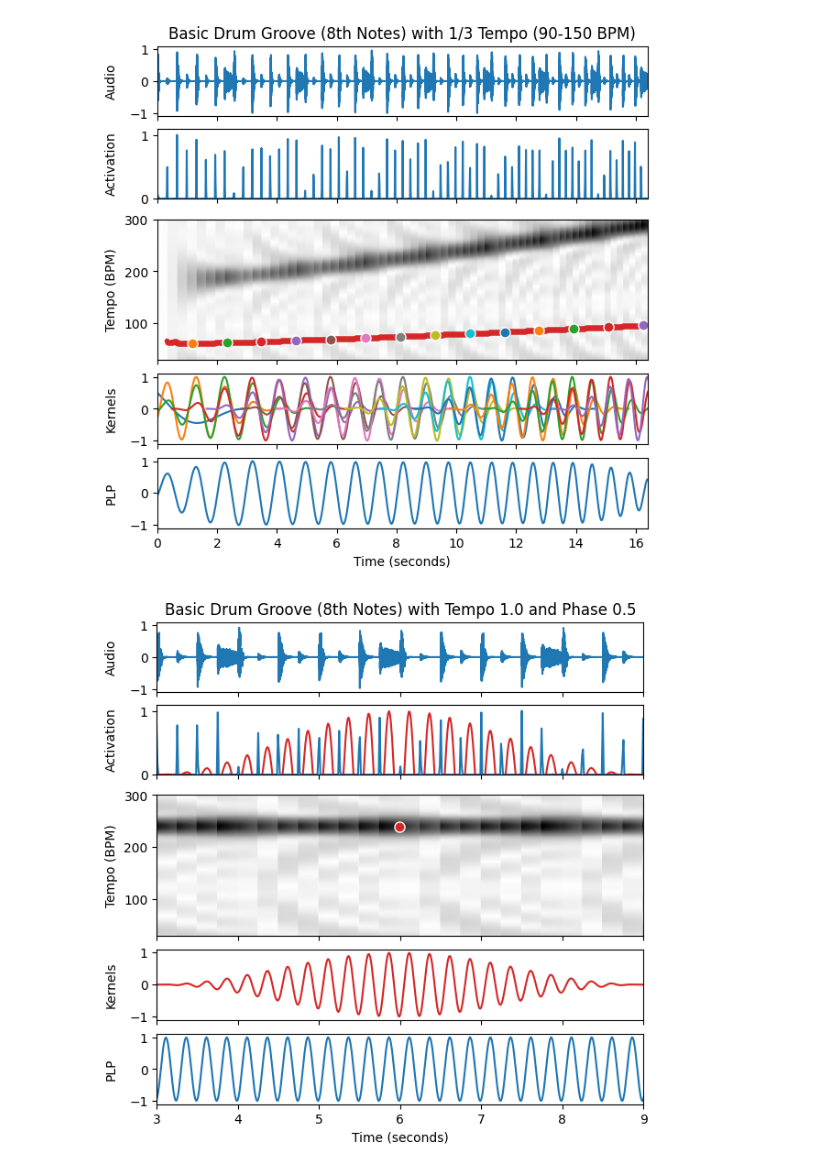
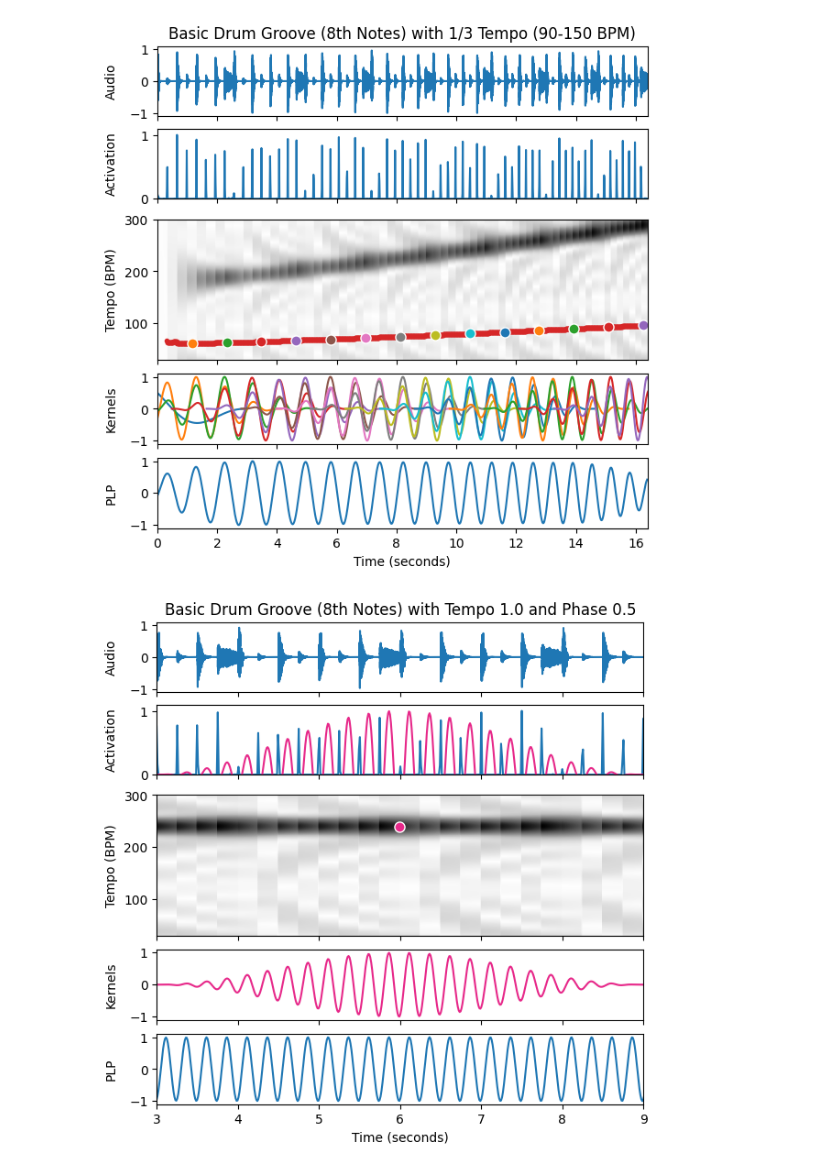
Before and after one commit to akustiker/real_time_plp, a Jupyter notebook: daga2026.ipynb, the cells around one changed output. Drawn from its saved outputs; the diff is of its cells as text; code cells hidden in the pictures.

```diff
--- a/daga2026.ipynb
+++ b/daga2026.ipynb
@@ -808,6 +808,7 @@ for frame in audio_stream:
 # %%
 # FIGURE 1
 mpl.rcParams["mathtext.fontset"] = "cm"
+colors = mpl.colormaps['Dark2'].colors
 
 mosaic = [["A"], ["B"], ["C"], ["D"], ["E"]]
 fig, axs = plt.subplot_mosaic(
@@ -851,40 +852,40 @@ for i in [516]:
         markeredgecolor="white",
         markeredgewidth=1.0,
         markersize=8,
-        color="C3"
+        color=colors[3]
     )
 axs["C"].set_ylim(LOW, HIGH)
 
 # Kernels
 for i in [516]:
     kernel = analyzer.kernels[i]
     t = kernel.t + i - len(kernel.t) // 2
     t = t / analyzer.tracker.plp.framerate
-    axs["D"].plot(t, kernel.x, c="C3")
-    axs["B"].plot(t, kernel.x, c="C3")
+    axs["D"].plot(t, kernel.x, c=colors[3])
+    axs["B"].plot(t, kernel.x, c=colors[3])
 axs["D"].set_xlim(0, max(sample_time))
 axs["D"].set_ylabel("Kernels")
 
 # PLP
 L = len(analyzer.frame_indices) + analyzer.tracker.plp.N
 on_PLP = np.zeros(L)
 for i, kernel in enumerate(analyzer.kernels):
     t = kernel.t + i
     on_PLP[t] = on_PLP[t] + kernel.x
 on_PLP = on_PLP[analyzer.tracker.plp.N // 2 : L - analyzer.tracker.plp.N // 2]
 on_PLP = on_PLP / max(on_PLP)
 n = min(len(analyzer.frame_times), len(on_PLP))
 axs["E"].plot(analyzer.frame_times[:n], on_PLP[:n])
 axs["E"].set_xlim(0, max(sample_time))
 axs["E"].set_xlabel("Time (seconds)")
 axs["E"].set_ylabel("PLP")
 
 # Align y_labels
 for ax in axs:
     axs[ax].get_yaxis().set_label_coords(-0.08, 0.5)
     axs[ax].set_xlim(3, 9)
 
 plt.savefig(f"daga2026_basic_groove_8th_single_kernel_tempo_{TEMPO_SCALE:1.1f}_phase_{PHASE_SHIFT:1.1f}.png", dpi=300)
 plt.show()
 # %% [output]
-[figure, old version]
+[figure, new version]
```
Also changed, not shown: 1 other file.
